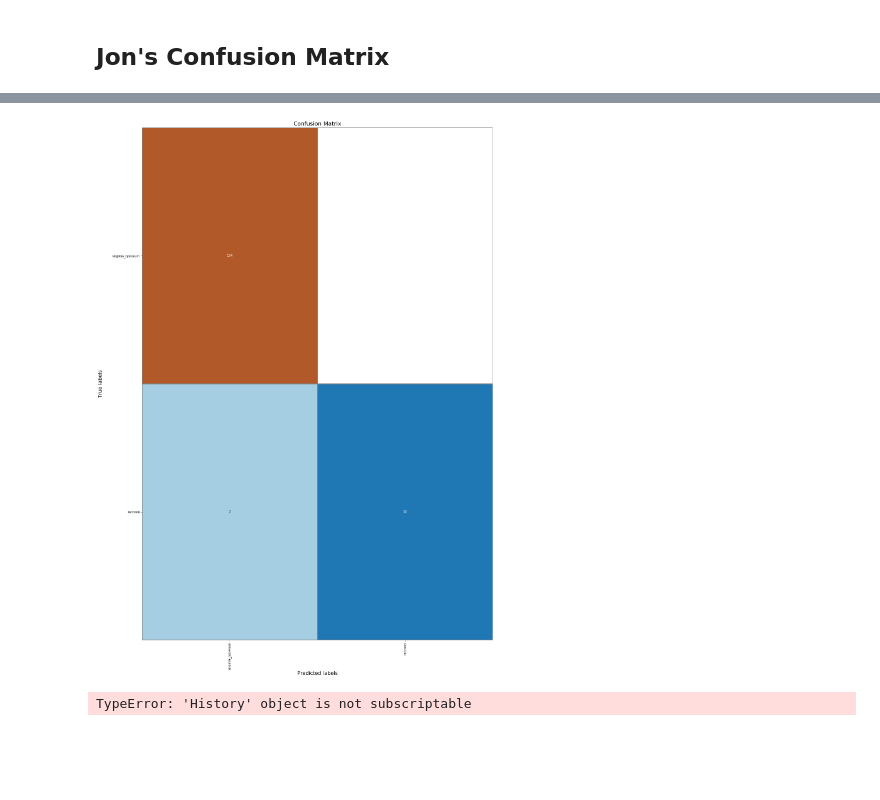
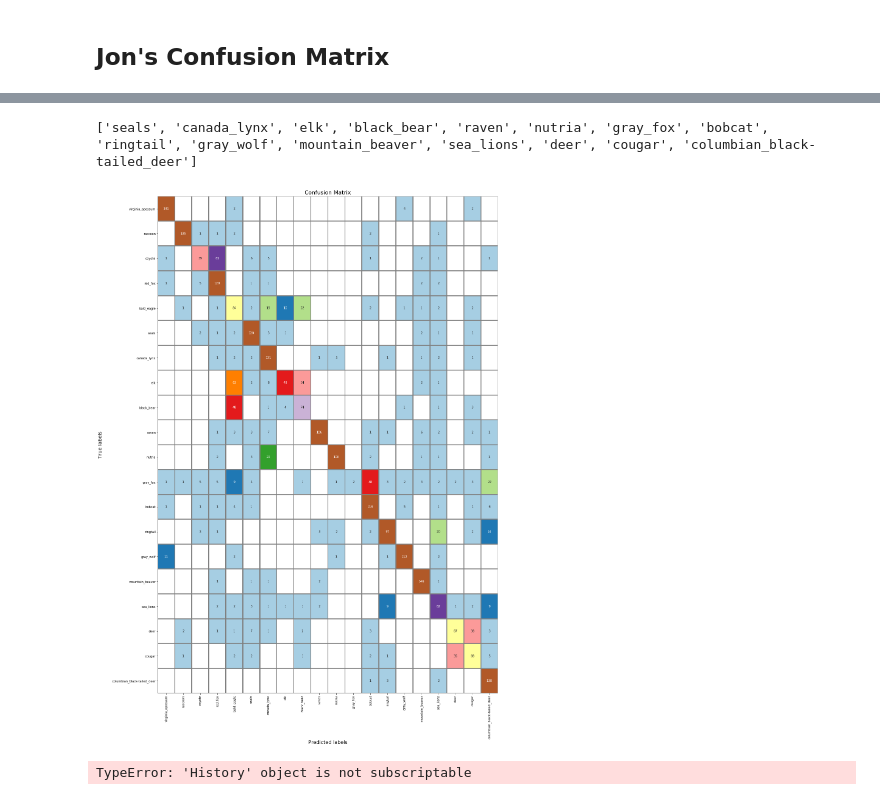
Before and after one commit to johnmarkdaniels/flatiron_final_project, a Jupyter notebook: oregon_multiclass_clean.ipynb, the cells around one changed output, grey strips where cells are left out. Drawn from its saved outputs; the diff is of its cells as text; code cells hidden in the pictures; blank space fills up the shorter version.

Commit message:
updated multiclass for improved confusion matrix

```diff
--- a/oregon_multiclass_clean.ipynb
+++ b/oregon_multiclass_clean.ipynb
@@ -137,10 +155,10 @@ for i,layer in enumerate(new_model.layers):
 # %%
-new_model.compile(optimizer='Adam',loss='binary_crossentropy',metrics=['accuracy'])
+new_model.compile(optimizer='Adam',loss='categorical_crossentropy',metrics=['accuracy'])
 
 # step_size_train=train_generator.n//train_generator.batch_size
 new_model.fit(X_train,
           y_train,
-          epochs=10,
-          batch_size=50,
+          epochs=100,
+          batch_size=60,
           validation_data=(X_val, y_val))
 # %% [output]
@@ -170,6 +188,6 @@ new_model.evaluate(X_test, y_test)
 # %%
 predictions_transfer = new_model.predict(X_test)
-predictions_transfer = np.around(predictions_transfer)
+# predictions_transfer = np.around(predictions_transfer)
 # %% [markdown]
 ## Confusion Matrix from Hot Dog/Not Hot Dog
 # %%
@@ -239,22 +260,45 @@ Confusion matrix, without normalization
+# %%
+somevariable = ['seals',
+ 'canada_lynx',
+ 'elk',
+ 'black_bear',
+ 'raven',
+ 'nutria',
+ 'gray_fox',
+ 'bobcat',
+ 'ringtail',
+ 'gray_wolf',
+ 'mountain_beaver',
+ 'sea_lions',
+ 'deer',
+ 'cougar',
+ 'columbian_black-tailed_deer']
+print(somevariable)
+# %% [output]
+['seals', 'canada_lynx', 'elk', 'black_bear', 'raven', 'nutria', 'gray_fox', 'bobcat', 'ringtail', 'gray_wolf', 'mountain_beaver', 'sea_lions', 'deer', 'cougar', 'columbian_black-tailed_deer']
+# %%
+y_pred = np.argmax(predictions_transfer, axis=1)
+# %%
+y_true = np.where(y_test != 0)[1]
 # %%
 labels = ['virginia_opossum','raccoon','coyote','red_fox','bald_eagle', 'seals', 'canada_lynx', 'elk', 'black_bear', 'raven', 'nutria', 'gray_fox', 'bobcat', 'ringtail', 'gray_wolf', 'mountain_beaver', 'sea_lions', 'deer', 'cougar', 'columbian_black-tailed_deer']
 # Calculate Confusion Matrix
-cm = confusion_matrix(y_test, predictions_transfer)
-
+cm = confusion_matrix(y_true, y_pred)
+# classes = classes[unique_labels(y_true, y_pred)]
 # Figure adjustment and heatmap plot
 f = plt.figure(figsize=(20,30))
 ax= plt.subplot()
 sns.heatmap(cm, annot=True, ax = ax, vmax=100, cbar=False, cmap='Paired', mask=(cm==0), fmt=',.0f', linewidths=2, linecolor='grey', );
 
 # labels
 ax.set_xlabel('Predicted labels', fontsize=16);
 ax.set_ylabel('True labels', labelpad=30, fontsize=16);
 ax.set_title('Confusion Matrix', fontsize=18);
 ax.xaxis.set_ticklabels(labels, rotation=90);
 ax.yaxis.set_ticklabels(labels, rotation=0);
 ax.set_facecolor('white')
 # %% [output]
-[figure, old version]
+[figure, new version]
 # %%
 # hist_new_model = new_model.history
 # loss_values = hist_new_model['loss']
```
Also changed, not shown: parts of 23 cells of this notebook.
